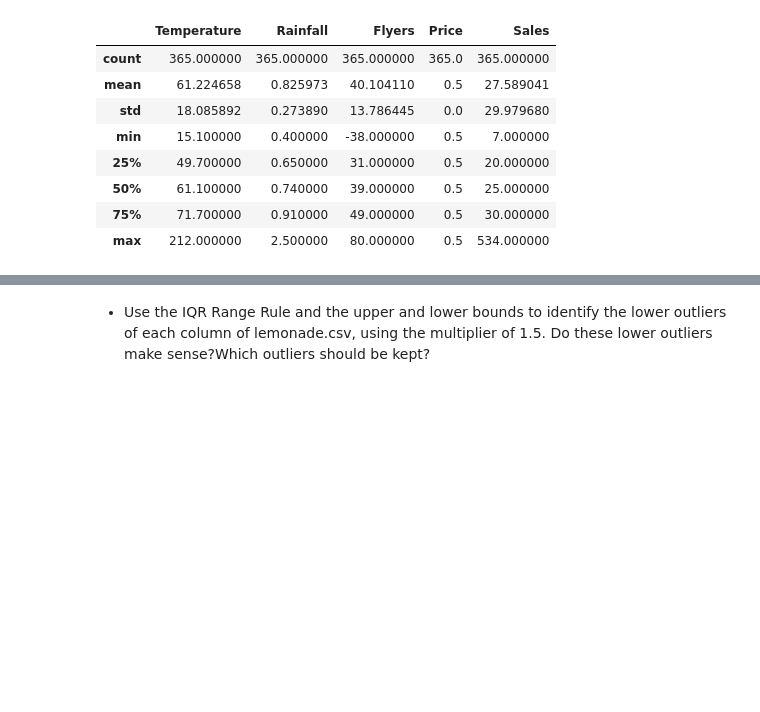
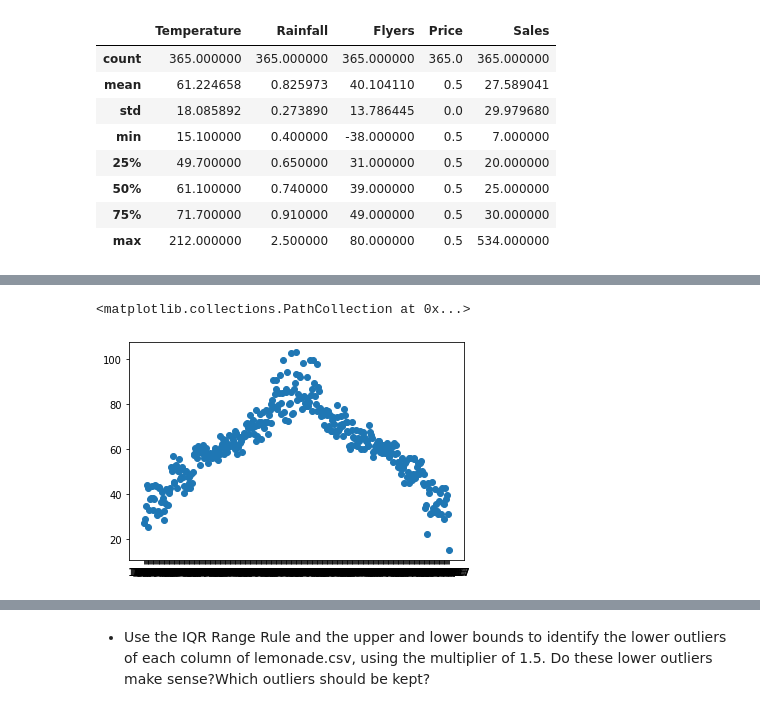
Before and after one commit to davidwederstrandtsr/anomaly-detection, a Jupyter notebook: continuous_probabilistic_methods.ipynb, the cells around one changed output, grey strips where cells are left out. Saved outputs shown, nothing was run; the diff lists cells and outputs as text; code cells hidden in the pictures; blank space fills up the shorter version.

```diff
--- a/continuous_probabilistic_methods.ipynb
+++ b/continuous_probabilistic_methods.ipynb
@@ -51,0 +77,5 @@ lemonade.describe()
+# %%
+# .loc is finding the row where the temp was exactly 212.
+# 2nd argument to .loc is the column e.g. "Temperature"
+# right of equals, we are assigning the temperature from the day before
+lemonade.loc[lemonade.Temperature == 212, "Temperature"] = lemonade.iloc[40].Temperature
@@ -51,0 +97,5 @@ lemonade.describe()
+# %%
+plt.scatter(lemonade.Date, lemonade.Temperature)
+# %% [output]
+<matplotlib.collections.PathCollection at 0x...>
+[figure, added]
```
Also changed, not shown: parts of 53 cells of this notebook.
